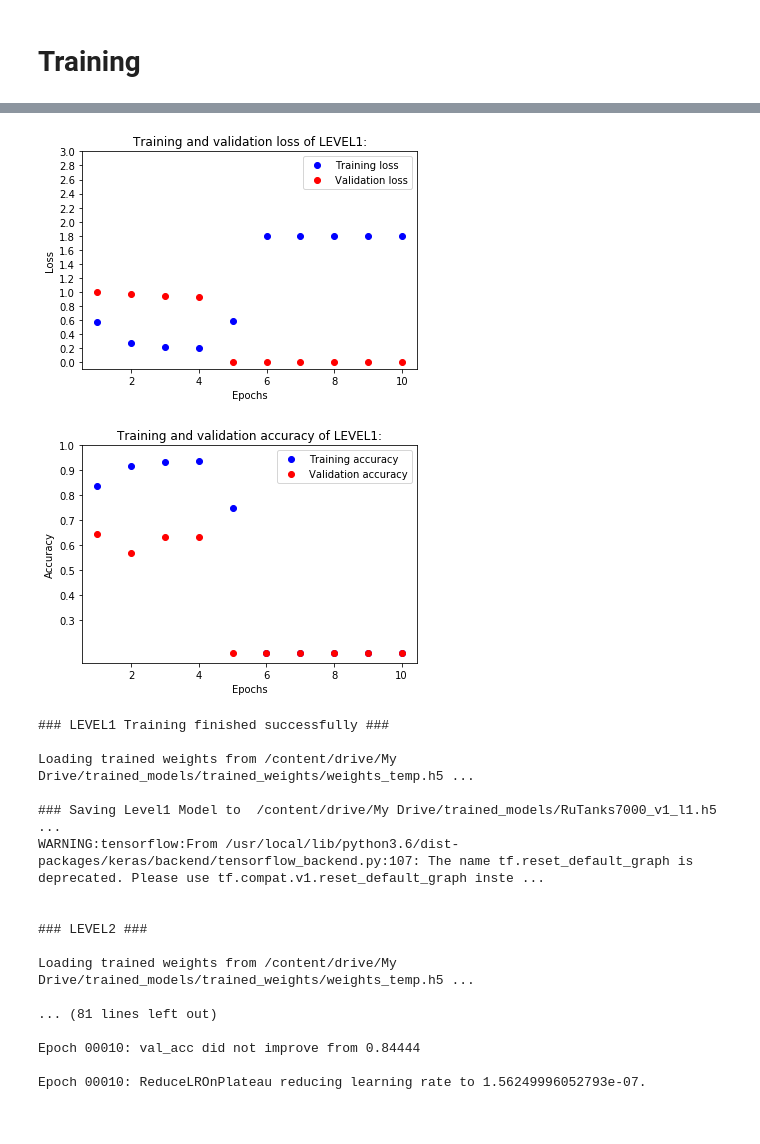
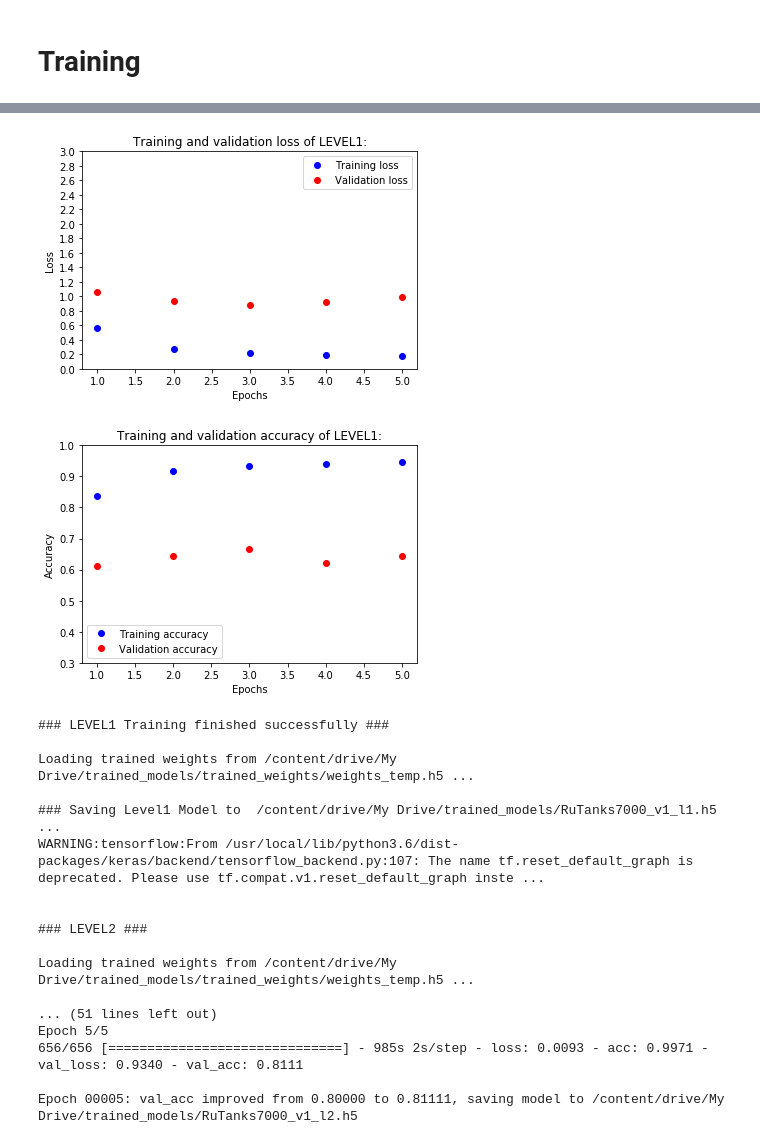
Before and after one commit to DreamsInCS/CAP4630-Machine-Learning-and-AI, a Jupyter notebook: hw3/HW3.ipynb, the cells around one changed output, grey strips where cells are left out. Drawn from its saved outputs; the diff is of its cells as text; code cells hidden in the pictures.

```diff
--- a/hw3/HW3.ipynb
+++ b/hw3/HW3.ipynb
@@ -58,11 +58,11 @@ batch = 64
 fcLayer1 = 32
 dropout = 1.0
 
-epochsL1 = 10
+epochsL1 = 5
 patiencel1 = 1
 factorL1 = 0.5
 
-epochsL2 = 10
+epochsL2 = 5
 patiencel2 = 1
 factorL2 = 0.5
 
@@ -257,5 +257,5 @@ Epoch 00010: ReduceLROnPlateau reducing learning rate to 3.906249901319825e-07.
-[figure, old version]
+[figure, new version]
-[figure, old version]
+[figure, new version]
 ### LEVEL1 Training finished successfully ###
 
 Loading trained weights from /content/drive/My Drive/trained_models/trained_weights/weights_temp.h5 ...
@@ -268,8 +268,8 @@ WARNING:tensorflow:From /usr/local/lib/python3.6/dist-packages/keras/backend/ten
 
 Loading trained weights from /content/drive/My Drive/trained_models/trained_weights/weights_temp.h5 ...
 
-... (81 lines left out)
+... (51 lines left out)
+Epoch 5/5
+656/656 [==============================] - 985s 2s/step - loss: 0.0093 - acc: 0.9971 - val_loss: 0.9340 - val_acc: 0.8111
 
-Epoch 00010: val_acc did not improve from 0.84444
-
-Epoch 00010: ReduceLROnPlateau reducing learning rate to 1.56249996052793e-07.
+Epoch 00005: val_acc improved from 0.80000 to 0.81111, saving model to /content/drive/My Drive/trained_models/RuTanks7000_v1_l2.h5
```
Also changed, not shown: parts of 1 cell of this notebook.
